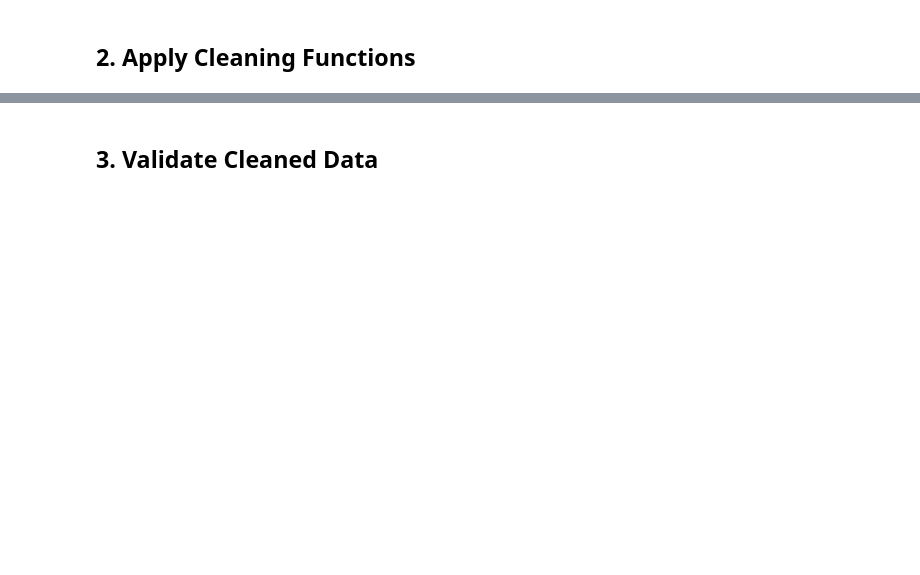
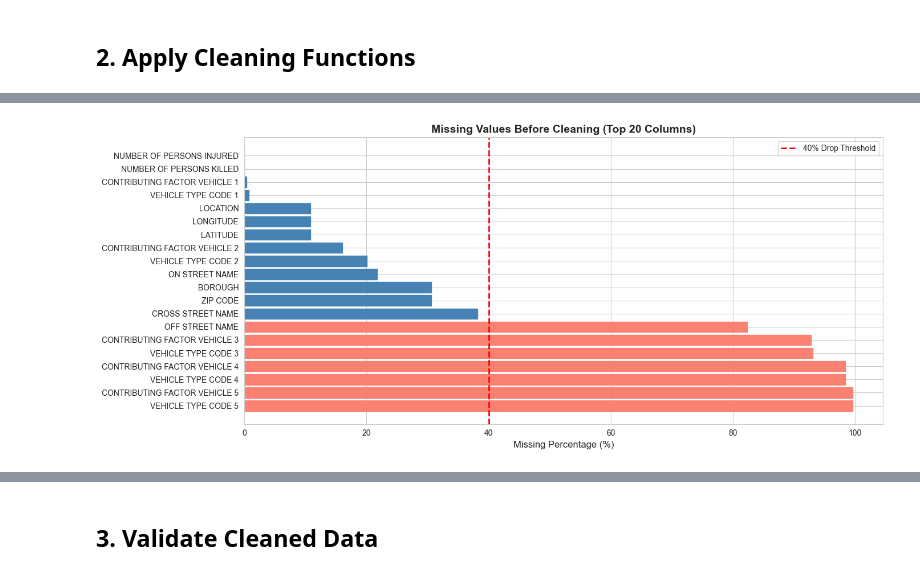
Before and after one commit to Majed-Mohamed/DataEngineering_ML1, a Jupyter notebook: notebooks/02_clean_crashes.ipynb, the cells around one changed output, grey strips where cells are left out. Drawn from its saved outputs; the diff is of its cells as text; code cells hidden in the pictures; blank space fills up the shorter version.

```diff
--- a/notebooks/02_clean_crashes.ipynb
+++ b/notebooks/02_clean_crashes.ipynb
@@ -1,16 +1,20 @@
 # %%
-# Import libraries
+# Standard library imports
+import sys
+from pathlib import Path
+
+# Third-party imports
 import pandas as pd
 import numpy as np
-import sys
-from pathlib import Path
+import matplotlib.pyplot as plt
+import seaborn as sns
 
 # Add src to path
 sys.path.insert(0, str(Path.cwd().parent / 'src'))
 
-from data_loader import load_crashes
-from data_cleaning import clean_crash_data, clean_column_names, handle_missing_values
-
+# Display settings
 pd.set_option('display.max_columns', None)
+sns.set_style('whitegrid')
+%matplotlib inline
 # %% [markdown]
 ## 1. Load Raw Crashes Data
@@ -21,2 +74,78 @@ pd.set_option('display.max_columns', None)
 # %%
-# TODO: Apply cleaning functions from src.data_cleaning
+# Store original shape for comparison
+original_shape = df_crashes.shape
+original_missing = df_crashes.isnull().sum().sum()
+
+# Calculate missing percentages
+missing_percent = df_crashes.isnull().mean() * 100
+
+# Visualize missing values BEFORE cleaning
+plt.figure(figsize=(14, 6))
+missing_top = missing_percent[missing_percent > 0].sort_values(ascending=False).head(20)
+bars = plt.barh(range(len(missing_top)), missing_top.values)
+plt.yticks(range(len(missing_top)), missing_top.index)
+plt.xlabel('Missing Percentage (%)', fontsize=12)
+plt.title('Missing Values Before Cleaning (Top 20 Columns)', fontsize=14, fontweight='bold')
+plt.axvline(x=40, color='red', linestyle='--', linewidth=2, label='40% Drop Threshold')
+
+# Color bars based on threshold
+for i, (idx, val) in enumerate(missing_top.items()):
+    if val > 40:
+        bars[i].set_color('salmon')
+    else:
+        bars[i].set_color('steelblue')
+
+plt.legend()
+plt.tight_layout()
+plt.show()
+
+print("=" * 80)
+print("STEP 1: IDENTIFY COLUMNS TO DROP (>40% Missing)")
+print("=" * 80)
+
+# Identify columns to drop
+columns_to_drop = missing_percent[missing_percent > 40].index.tolist()
+print(f"\nColumns to drop ({len(columns_to_drop)} total):")
+for col in columns_to_drop:
+    print(f"  - {col}: {missing_percent[col]:.1f}% missing")
+
+# Drop columns with >40% missing
+df_crashes_clean = df_crashes.drop(columns=columns_to_drop)
+print(f"\n✓ Dropped {len(columns_to_drop)} columns")
+print(f"  Shape: {original_shape} → {df_crashes_clean.shape}")
+
+print("\n" + "=" * 80)
+print("STEP 2: IMPUTE REMAINING MISSING VALUES")
+print("=" * 80)
+
+# Identify numerical and categorical columns
+numerical_cols = df_crashes_clean.select_dtypes(include=['int64', 'float64']).columns.tolist()
+categorical_cols = df_crashes_clean.select_dtypes(include=['object']).columns.tolist()
+
+print(f"\nNumerical columns: {len(numerical_cols)}")
+print(f"Categorical columns: {len(categorical_cols)}")
+
+# Impute numerical columns with MEDIAN
+print("\n[NUMERICAL] Imputing with MEDIAN:")
+for col in numerical_cols:
+    if df_crashes_clean[col].isnull().sum() > 0:
+        median_value = df_crashes_clean[col].median()
+        df_crashes_clean[col].fillna(median_value, inplace=True)
+        print(f"  ✓ {col}: filled {df_crashes_clean[col].isnull().sum()} values with median {median_value}")
+
+# Impute categorical columns with MODE
+print("\n[CATEGORICAL] Imputing with MODE:")
+for col in categorical_cols:
+    if df_crashes_clean[col].isnull().sum() > 0:
+        mode_value = df_crashes_clean[col].mode()[0] if len(df_crashes_clean[col].mode()) > 0 else "Unknown"
+        df_crashes_clean[col].fillna(mode_value, inplace=True)
+        print(f"  ✓ {col}: filled with mode '{mode_value}'")
+
+# Verify no missing values remain
+final_missing = df_crashes_clean.isnull().sum().sum()
+print(f"\n{'='*80}")
+print(f"Missing values: {original_missing:,} → {final_missing:,}")
+print(f"✓ All missing values handled!")
+print(f"{'='*80}")
+# %% [output]
+[figure, added]
```
Also changed, not shown: parts of 7 cells of this notebook, 37 other files.
